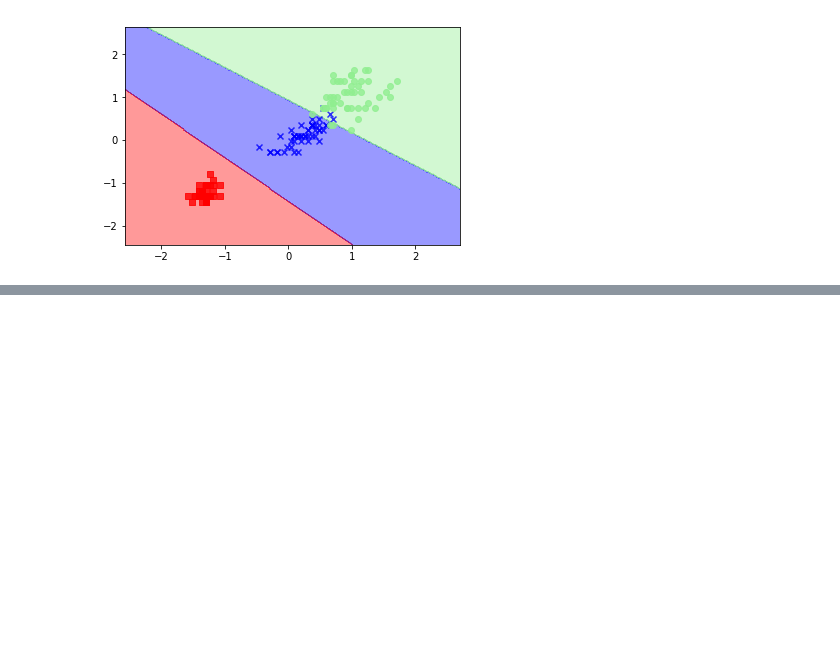
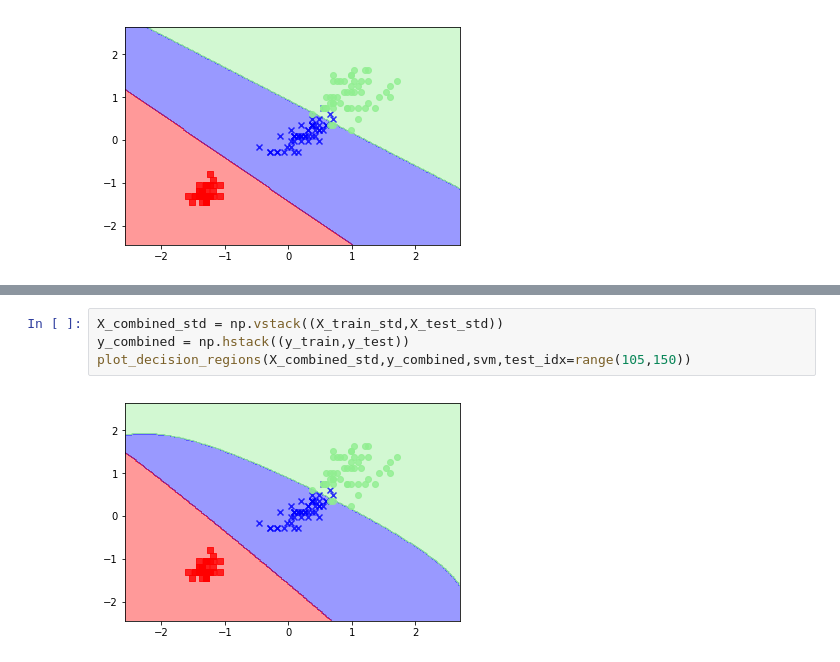
Before and after one commit to donaldxu/Quantitative, a Jupyter notebook: logistic.ipynb, the cells around one changed output, grey strips where cells are left out. Drawn from its saved outputs; the diff is of its cells as text; blank space fills up the shorter version.

```diff
--- a/logistic.ipynb
+++ b/logistic.ipynb
@@ -167,0 +208,6 @@ plot_decision_regions(X_combined_std,y_combined,classifier=svm,test_idx=range(10
+# %%
+X_combined_std = np.vstack((X_train_std,X_test_std))
+y_combined = np.hstack((y_train,y_test))
+plot_decision_regions(X_combined_std,y_combined,svm,test_idx=range(105,150))
+# %% [output]
+[figure, added]
```
Also changed, not shown: parts of 11 cells of this notebook, 1 other file.
